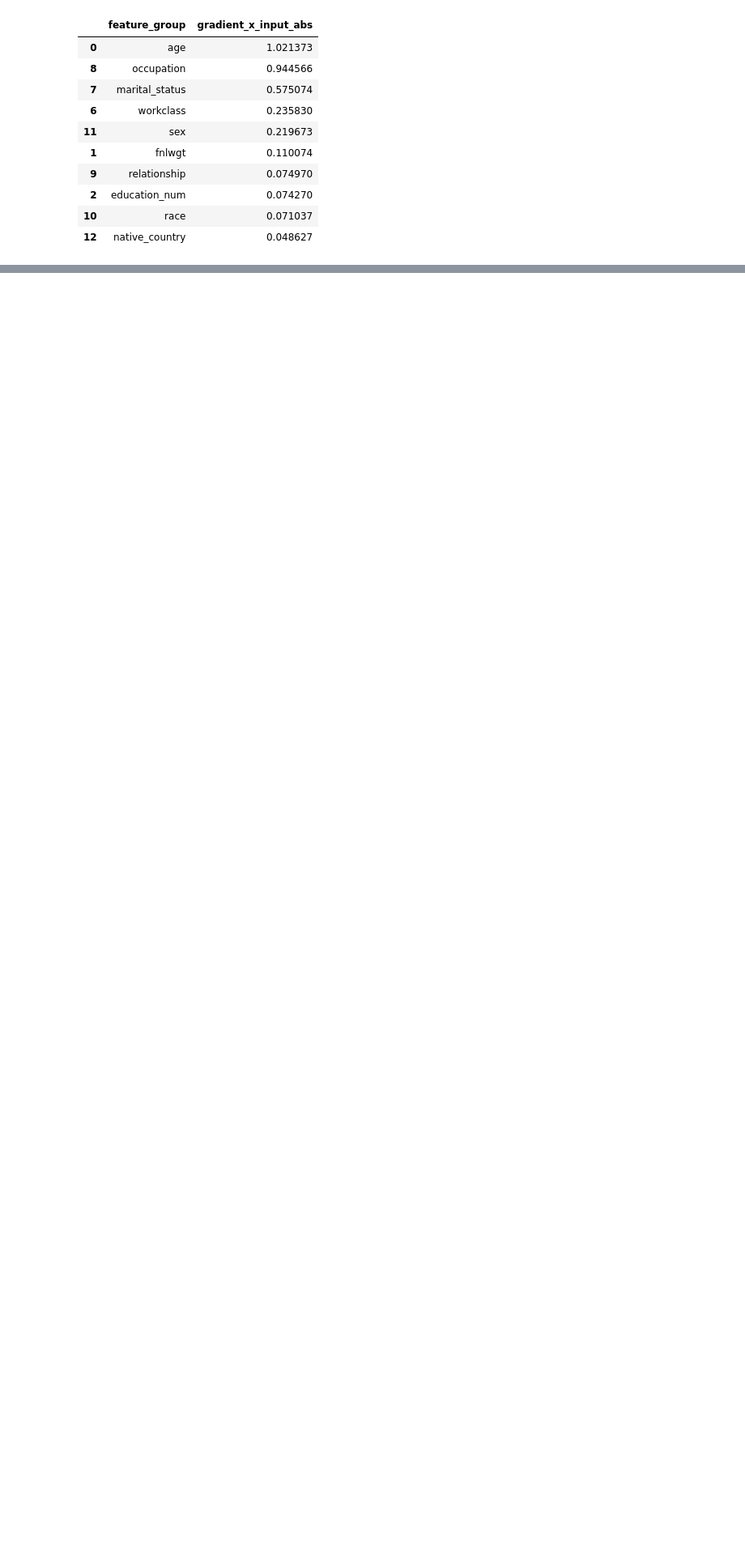
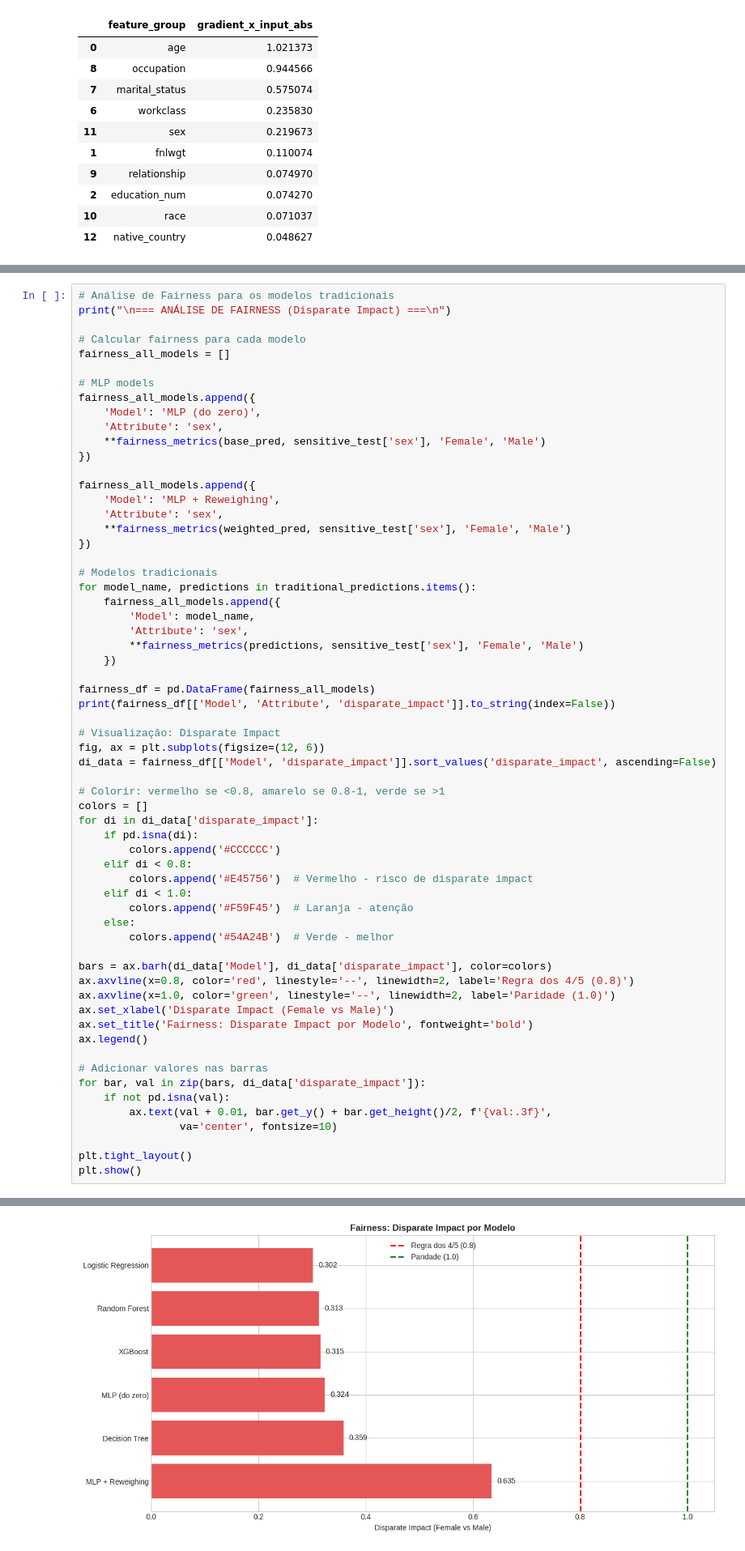
Before and after one commit to Project-MC906/Deep-Learning-Adult-Income, a Jupyter notebook: notebooks/adult_income_mlp.ipynb, the cells around one changed output, grey strips where cells are left out. Shown at 81% size. Drawn from its saved outputs; the diff is of its cells as text; blank space fills up the shorter version.

```diff
--- a/notebooks/adult_income_mlp.ipynb
+++ b/notebooks/adult_income_mlp.ipynb
@@ -1093,0 +1363,63 @@ Probabilidades [<=50K, >50K]: [0.3953 0.6047]
+# %%
+# Análise de Fairness para os modelos tradicionais
+print("\n=== ANÁLISE DE FAIRNESS (Disparate Impact) ===\n")
+
+# Calcular fairness para cada modelo
+fairness_all_models = []
+
+# MLP models
+fairness_all_models.append({
+    'Model': 'MLP (do zero)',
+    'Attribute': 'sex',
+    **fairness_metrics(base_pred, sensitive_test['sex'], 'Female', 'Male')
+})
+
+fairness_all_models.append({
+    'Model': 'MLP + Reweighing',
+    'Attribute': 'sex',
+    **fairness_metrics(weighted_pred, sensitive_test['sex'], 'Female', 'Male')
+})
+
+# Modelos tradicionais
+for model_name, predictions in traditional_predictions.items():
+    fairness_all_models.append({
+        'Model': model_name,
+        'Attribute': 'sex',
+        **fairness_metrics(predictions, sensitive_test['sex'], 'Female', 'Male')
+    })
+
+fairness_df = pd.DataFrame(fairness_all_models)
+print(fairness_df[['Model', 'Attribute', 'disparate_impact']].to_string(index=False))
+
+# Visualização: Disparate Impact
+fig, ax = plt.subplots(figsize=(12, 6))
+di_data = fairness_df[['Model', 'disparate_impact']].sort_values('disparate_impact', ascending=False)
+
+# Colorir: vermelho se <0.8, amarelo se 0.8-1, verde se >1
+colors = []
+for di in di_data['disparate_impact']:
+    if pd.isna(di):
+        colors.append('#CCCCCC')
+    elif di < 0.8:
+        colors.append('#E45756')  # Vermelho - risco de disparate impact
+    elif di < 1.0:
+        colors.append('#F59F45')  # Laranja - atenção
+    else:
+        colors.append('#54A24B')  # Verde - melhor
+
+bars = ax.barh(di_data['Model'], di_data['disparate_impact'], color=colors)
+ax.axvline(x=0.8, color='red', linestyle='--', linewidth=2, label='Regra dos 4/5 (0.8)')
+ax.axvline(x=1.0, color='green', linestyle='--', linewidth=2, label='Paridade (1.0)')
+ax.set_xlabel('Disparate Impact (Female vs Male)')
+ax.set_title('Fairness: Disparate Impact por Modelo', fontweight='bold')
+ax.legend()
+
+# Adicionar valores nas barras
+for bar, val in zip(bars, di_data['disparate_impact']):
+    if not pd.isna(val):
+        ax.text(val + 0.01, bar.get_y() + bar.get_height()/2, f'{val:.3f}',
+                va='center', fontsize=10)
+
+plt.tight_layout()
+plt.show()
+# %% [output]
@@ -1093,0 +1435 @@ Probabilidades [<=50K, >50K]: [0.3953 0.6047]
+[figure, added]
```
Also changed, not shown: parts of 9 cells of this notebook.
